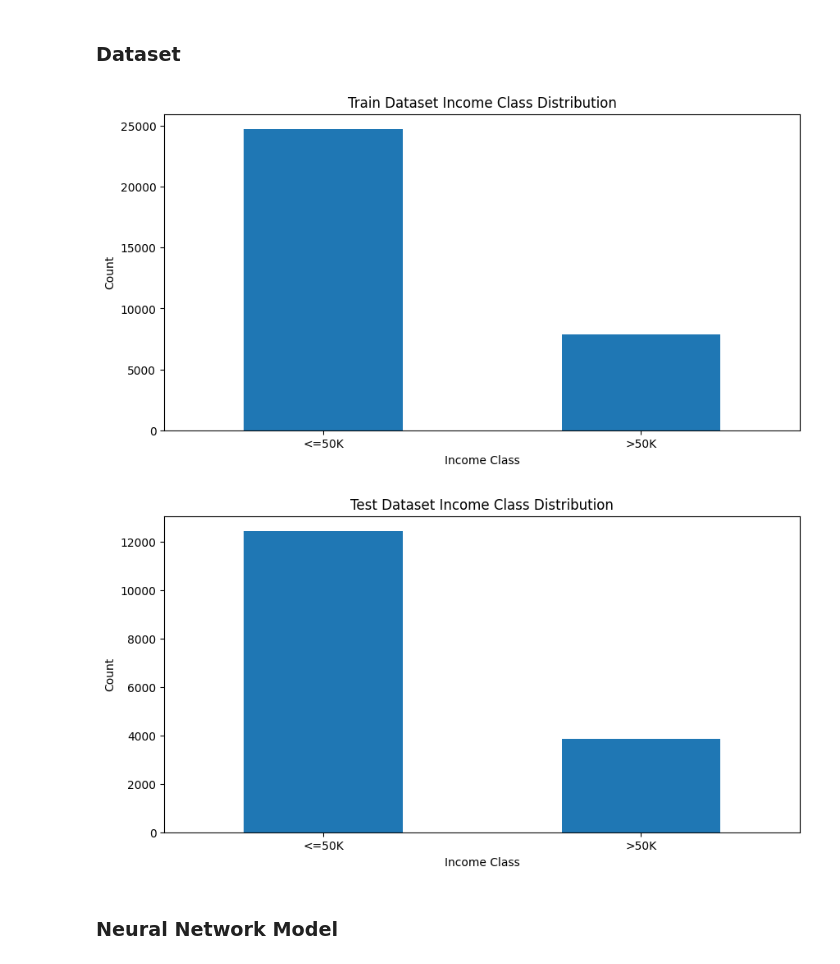
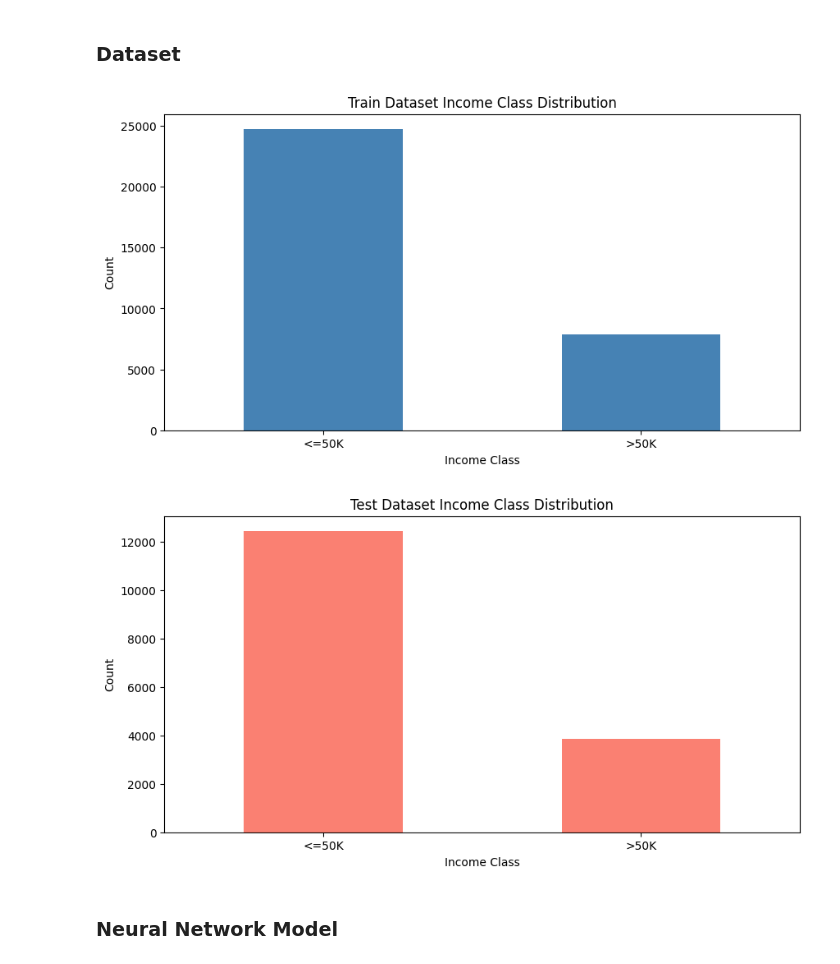
Before and after one commit to MatteoMagnini/demo-2025-woa-nesy, a Jupyter notebook: notebook/extraction.ipynb, the cells around one changed output. Saved outputs shown, nothing was run; the diff lists cells and outputs as text; code cells hidden in the pictures.

Commit message:
chore: minors visual improvements

```diff
--- a/notebook/extraction.ipynb
+++ b/notebook/extraction.ipynb
@@ -104,35 +104,37 @@ def preprocess_data(df, kind='Train'):
         le = LabelEncoder()
         df[col] = le.fit_transform(df[col])
         label_encoders[col] = le
 
     x = df_train.drop("income", axis=1).values
     y = df_train["income"].values
 
+    color = 'steelblue' if kind == 'Train' else 'salmon'
+
     plt.figure(figsize=(10, 5))
-    df['income'].value_counts().plot(kind='bar')
+    df['income'].value_counts().plot(kind='bar', color=color)
     plt.title(f"{kind} Dataset Income Class Distribution")
     plt.xlabel("Income Class")
     plt.ylabel("Count")
     plt.xticks(ticks=[0, 1], labels=list(map_class_to_label.values()), rotation=0)
     plt.xticks(rotation=0)
     plt.show()
 
     return x, y
 
 X_train, y_train = preprocess_data(df_train)
 X_test, y_test = preprocess_data(df_test, kind='Test')
 
 # Separate features and labels
 X_original_train, y_original_train = X_train.copy(), X_train.copy()
 X_original_test, y_original_test = X_test.copy(), y_test.copy()
 
 # Normalize numerical features
 scaler = StandardScaler()
 X_train = scaler.fit_transform(X_train)
 X_test = scaler.transform(X_test)
 # %% [output]
 [figure]
-[figure, old version]
+[figure, new version]
 # %% [markdown]
 ### Neural Network Model
 # %%
```
Also changed, not shown: parts of 2 cells of this notebook.
